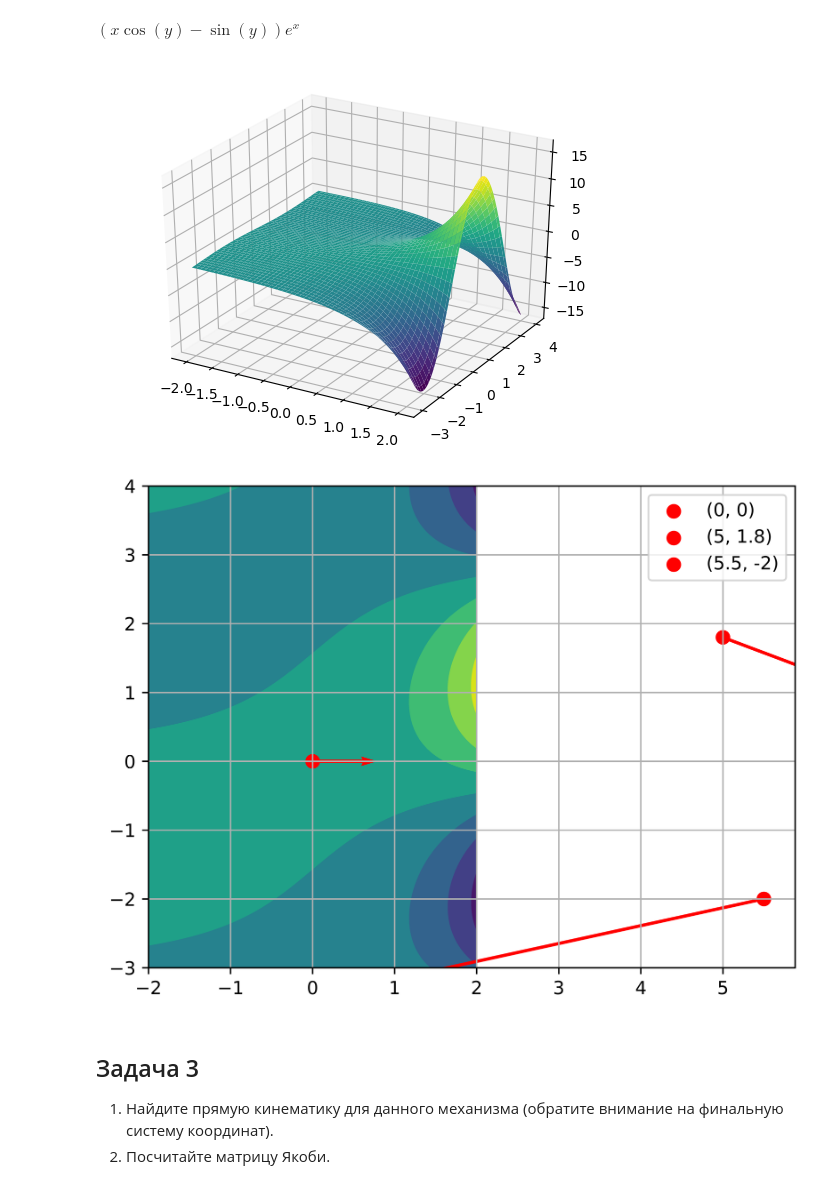
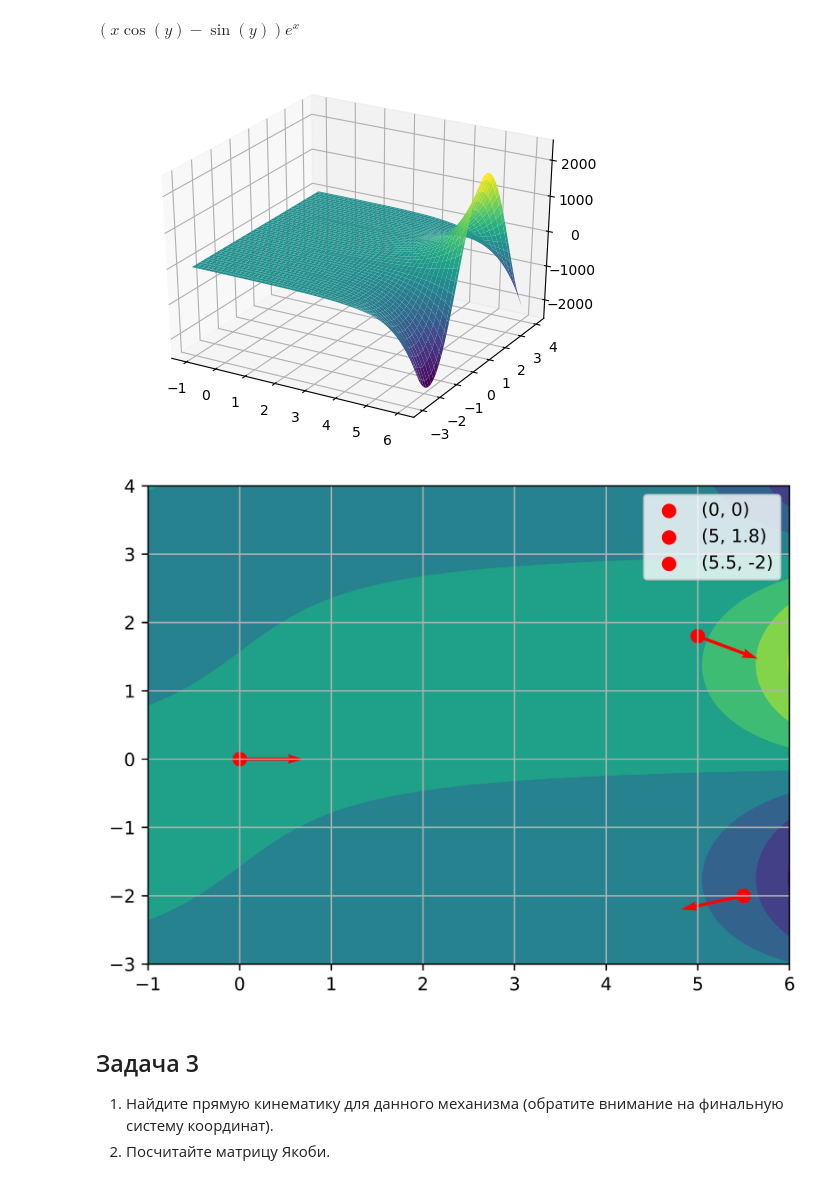
Before and after one commit to Acorn92/mathPy, a Jupyter notebook: p3/Практическая работа. Математический анализ и решение дифференциальных уравнений.ipynb, the cells around one changed output. Drawn from its saved outputs; the diff is of its cells as text; code cells hidden in the pictures.

```diff
--- a/p3/Практическая работа. Математический анализ и решение дифференциальных уравнений.ipynb
+++ b/p3/Практическая работа. Математический анализ и решение дифференциальных уравнений.ipynb
@@ -215,7 +215,7 @@ import numpy as np
 
 fig3D = plt.figure()
 
-xc = np.linspace(-2, 2, 100)
+xc = np.linspace(-1, 6, 100)
 yc = np.linspace(-3, 4, 100)
 X, Y = np.meshgrid(xc, yc)
 F = np.exp(X)*(np.cos(Y) + X*np.sin(Y))
@@ -224,27 +224,27 @@ ax.plot_surface(X,Y,F, cmap='viridis')
 
 plt.show()
 # %% [output]
-[figure, old version]
+[figure, new version]
 # %%
 fig2D = plt.figure(dpi=1000)
 
 contour = plt.contourf(X,Y,F)
 # plt.colorbar(contour, label='f(x, y)')
 
 points = [(0,0), (5, 1.8), (5.5, -2)]
 
 for (x_p, y_p) in points:
     grad_x = dfdx.subs({'x':x_p, 'y':y_p})
     grad_y = dfdy.subs({'x':x_p, 'y':y_p})
     grad_l = np.sqrt(int(grad_x)**2 + int(grad_y)**2)
-    plt.quiver(x_p, y_p, int(grad_x)/grad_l, int(grad_y)/grad_l, color='red', scale=1, width=0.005)
+    plt.quiver(x_p, y_p, int(grad_x)/grad_l, int(grad_y)/grad_l, color='red', scale=10, width=0.005)
     plt.scatter(x_p, y_p, color='red', s=50, label=f'({x_p}, {y_p})')
 
 plt.legend()
 plt.grid()
 plt.show()
 # %% [output]
-[figure, old version]
+[figure, new version]
 # %% [markdown]
 ## Задача 3
 1. Найдите прямую кинематику для данного механизма (обратите внимание на финальную систему координат).
```
Also changed, not shown: parts of 1 cell of this notebook.
